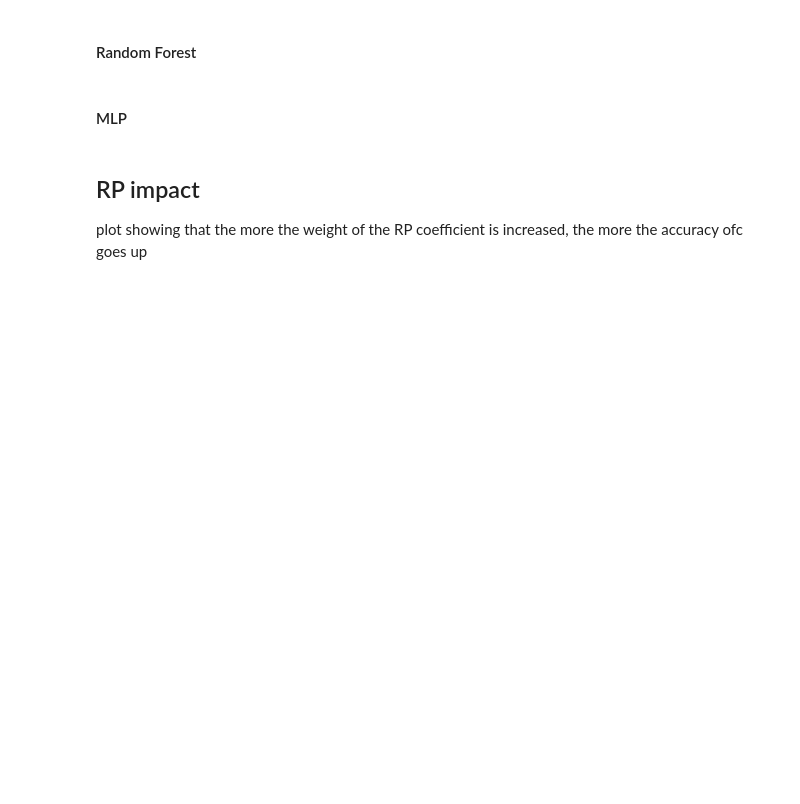
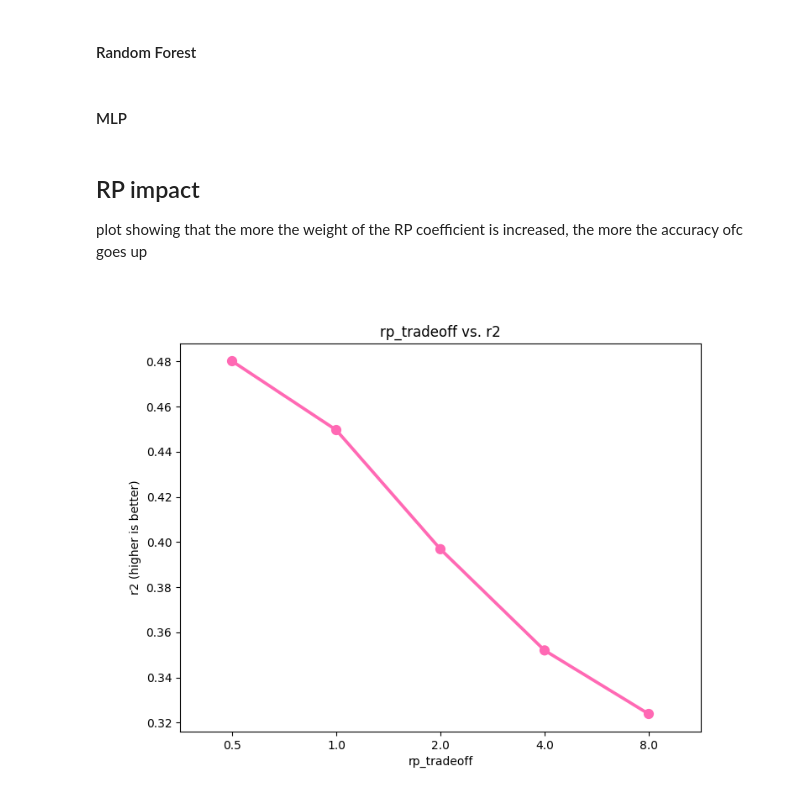
Before and after one commit to Big-Data-FC/project, a Jupyter notebook: main.ipynb, the cells around one changed output. Drawn from its saved outputs; the diff is of its cells as text; code cells hidden in the pictures; blank space fills up the shorter version.

```diff
--- a/main.ipynb
+++ b/main.ipynb
@@ -5172,3 +5158,27 @@ if not model_exists(
 ## RP impact
 
 plot showing that the more the weight of the RP coefficient is increased, the more the accuracy ofc goes up
+# %%
+evals_dict_r2_only = {
+    k : v["train_set_evaluation"]["r2"] for (k, v) in zip(model_evals_dict.keys(), model_evals_dict.values())
+}
+# %%
+plot_df_temp = pd.DataFrame(
+    [
+        list(evals_dict_r2_only.keys()),
+        list(evals_dict_r2_only.values())
+    ]
+).transpose()
+plot_df_temp.columns = ["rp_tradeoff", "r2"]
+
+fig, ax = plt.subplots(1, 1, figsize=(8, 6))
+
+_ = sns.pointplot(
+    data=plot_df_temp, x="rp_tradeoff", y="r2", ax=ax, color="HotPink"
+)
+
+_ = ax.set_xlabel("rp_tradeoff")
+_ = ax.set_ylabel("r2 (higher is better)")
+_ = ax.set_title("rp_tradeoff vs. r2")
+# %% [output]
+[figure, added]
```
Also changed, not shown: parts of 8 cells of this notebook.
